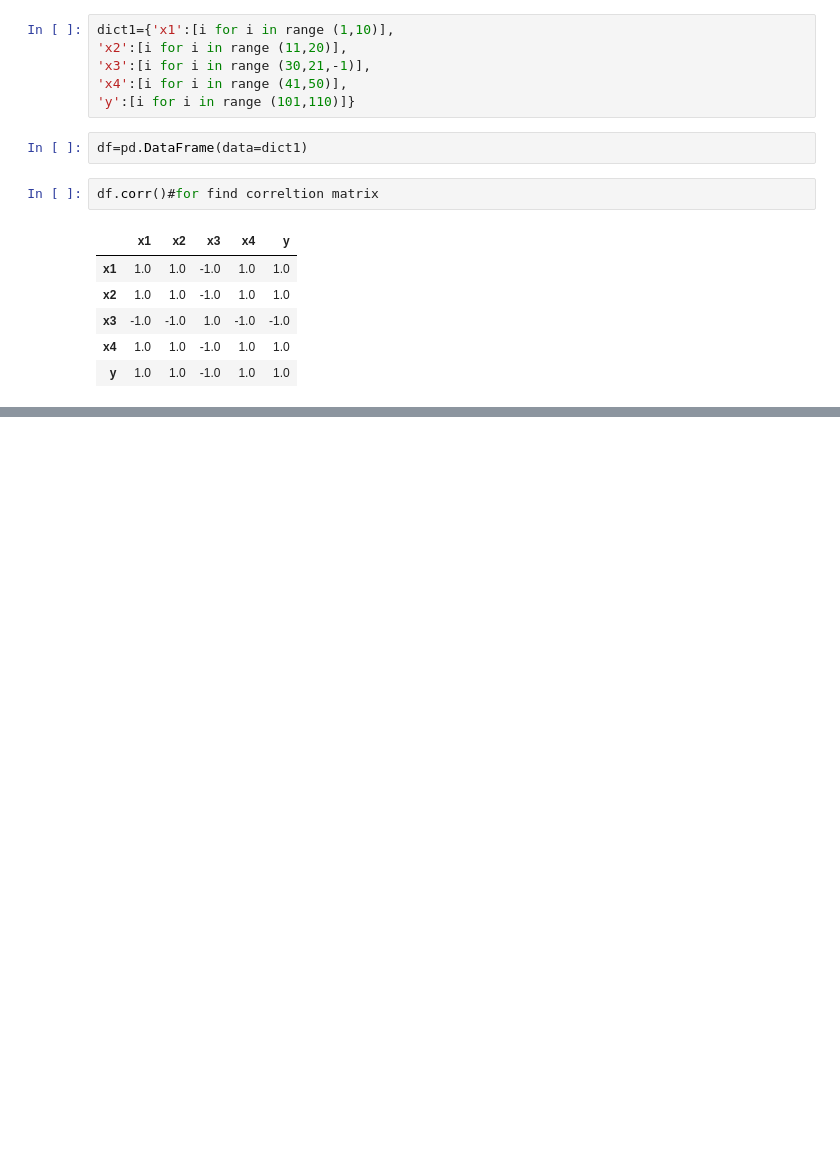
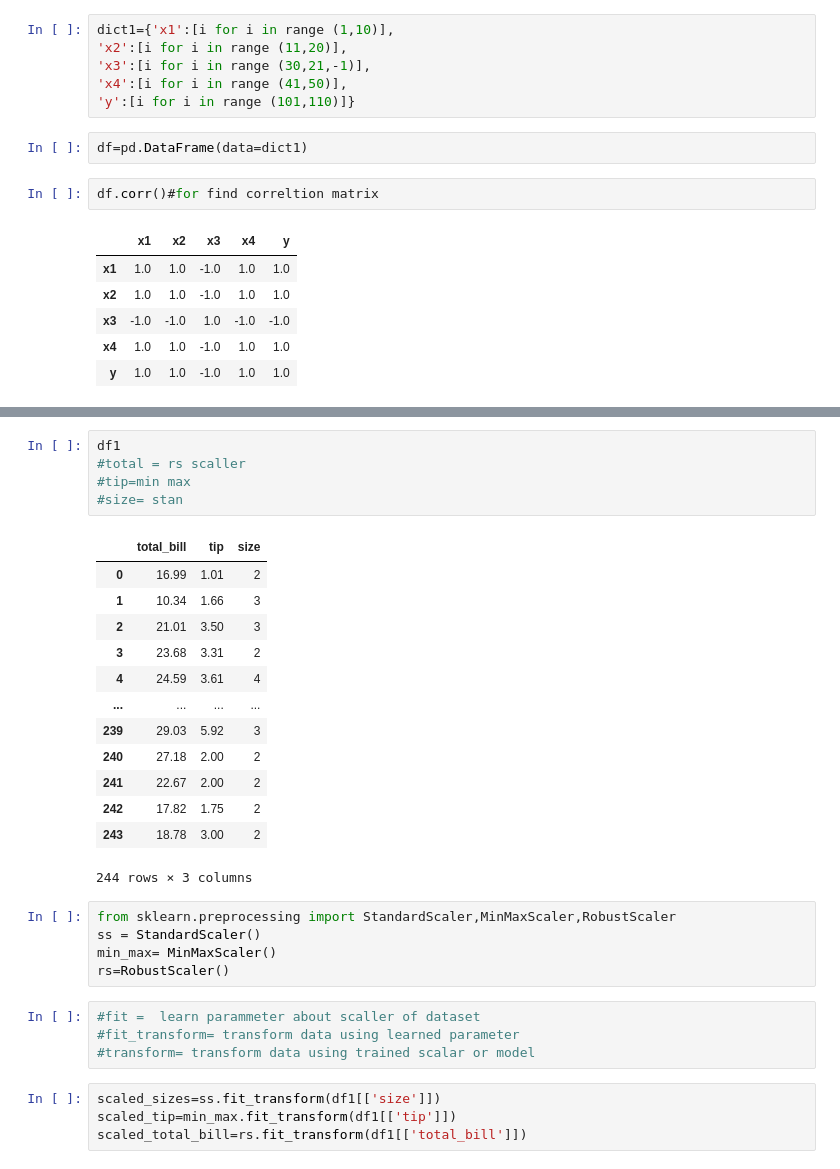
Before and after one commit to yadavshrey681-cell/Machine-Learning-Practices, a Jupyter notebook: ml.ipynb/class3.ipynb, the cells around one changed output, grey strips where cells are left out. Cells and saved outputs as stored; diff of their text form; blank space fills up the shorter version.

```diff
--- a/ml.ipynb/class3.ipynb
+++ b/ml.ipynb/class3.ipynb
@@ -20,0 +56,32 @@ df.corr()#for find correltion matrix
+# %%
+df1
+#total = rs scaller
+#tip=min max
+#size= stan
+# %% [output]
+|  | total_bill | tip | size |
+| 0 | 16.99 | 1.01 | 2 |
+| 1 | 10.34 | 1.66 | 3 |
+| 2 | 21.01 | 3.50 | 3 |
+| 3 | 23.68 | 3.31 | 2 |
+| 4 | 24.59 | 3.61 | 4 |
+| ... | ... | ... | ... |
+| 239 | 29.03 | 5.92 | 3 |
+| 240 | 27.18 | 2.00 | 2 |
+| 241 | 22.67 | 2.00 | 2 |
+| 242 | 17.82 | 1.75 | 2 |
+| 243 | 18.78 | 3.00 | 2 |
+244 rows × 3 columns
+# %%
+from sklearn.preprocessing import StandardScaler,MinMaxScaler,RobustScaler
+ss = StandardScaler()
+min_max= MinMaxScaler()
+rs=RobustScaler()
+# %%
+#fit =  learn parammeter about scaller of dataset
+#fit_transform= transform data using learned parameter
+#transform= transform data using trained scalar or model
+# %%
+scaled_sizes=ss.fit_transform(df1[['size']])
+scaled_tip=min_max.fit_transform(df1[['tip']])
+scaled_total_bill=rs.fit_transform(df1[['total_bill']])
```
Also changed, not shown: parts of 7 cells of this notebook, 6 other files.
